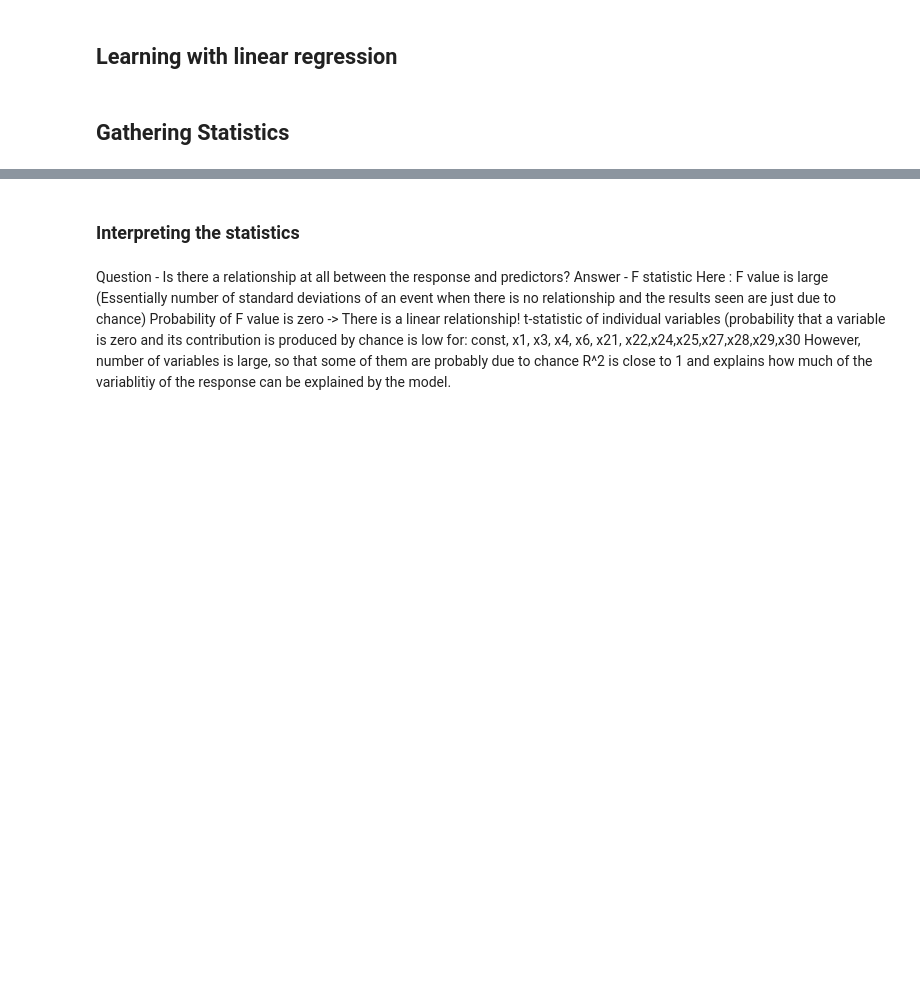
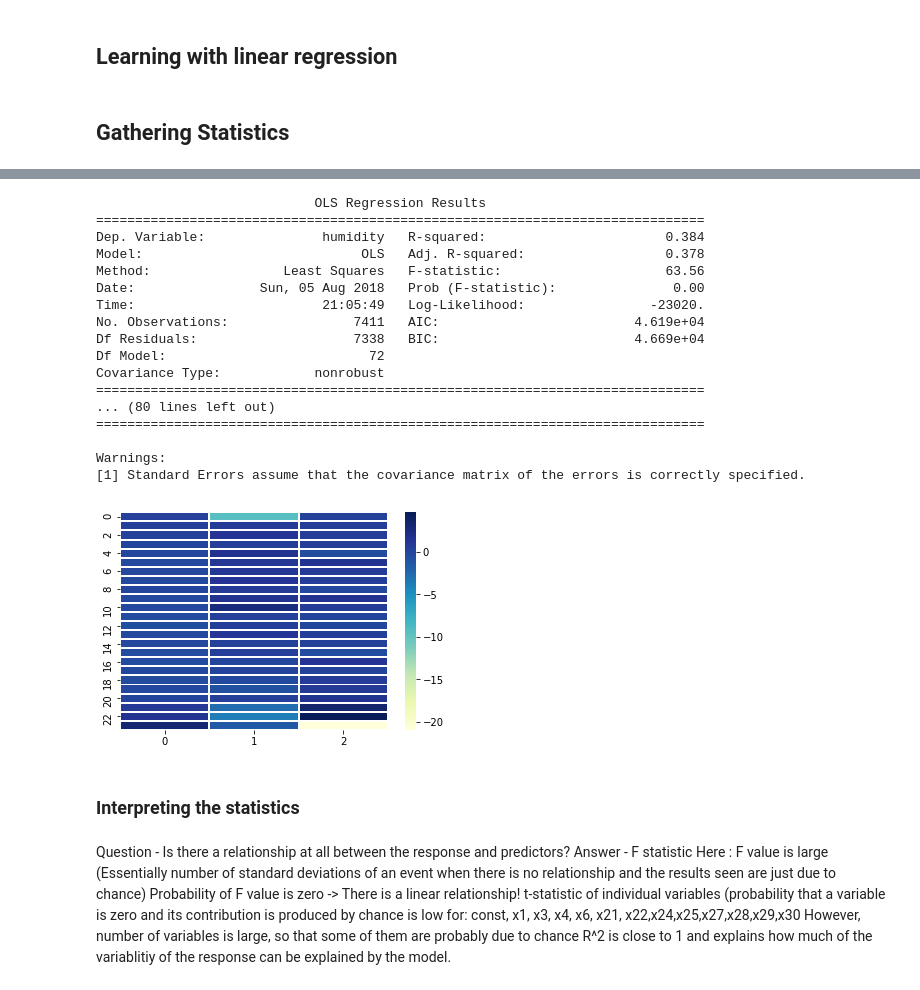
Before and after one commit to falklindner/weather, a Jupyter notebook: Predictor.ipynb, the cells around one changed output, grey strips where cells are left out. Saved outputs shown, nothing was run; the diff lists cells and outputs as text; code cells hidden in the pictures; blank space fills up the shorter version.

```diff
--- a/Predictor.ipynb
+++ b/Predictor.ipynb
@@ -154,7 +154,7 @@ intercept_hum = regressor_hum.intercept_
 
 regressor_press = LinearRegression(n_jobs=-1)
 regressor_press = regressor_press.fit(training_data_input, training_data_target['pressure'])
-sorted_coefs_hum = regressor_press.coef_.reshape(history_steps,3)
+sorted_coefs_press = regressor_press.coef_.reshape(history_steps,3)
 intercept_hum = regressor_press.intercept_
 
 training_result = pd.DataFrame(data={'temp' : regressor_temp.predict(training_data_input),'pressure' : regressor_press.predict(training_data_input), 'humidity' : regressor_hum.predict(training_data_input)}, index=y_train.index)
@@ -194,3 +192,30 @@ Warnings:
+# %%
+training_data_const = sm.add_constant(training_data_input)
+linear_model = sm.OLS(training_data_target['humidity'], training_data_const)
+insample_stats = linear_model.fit()
+
+sn.heatmap(sorted_coefs_hum,cmap='YlGnBu',linewidths=1)
+
+print(insample_stats.summary())
+# %% [output]
+                            OLS Regression Results
+==============================================================================
+Dep. Variable:               humidity   R-squared:                       0.384
+Model:                            OLS   Adj. R-squared:                  0.378
+Method:                 Least Squares   F-statistic:                     63.56
+Date:                Sun, 05 Aug 2018   Prob (F-statistic):               0.00
+Time:                        21:05:49   Log-Likelihood:                -23020.
+No. Observations:                7411   AIC:                         4.619e+04
+Df Residuals:                    7338   BIC:                         4.669e+04
+Df Model:                          72
+Covariance Type:            nonrobust
+==============================================================================
+... (80 lines left out)
+==============================================================================
+
+Warnings:
+[1] Standard Errors assume that the covariance matrix of the errors is correctly specified.
+[figure, added]
 # %% [markdown]
 ### Interpreting the statistics
 # %% [markdown]
```
Also changed, not shown: parts of 40 cells of this notebook.
